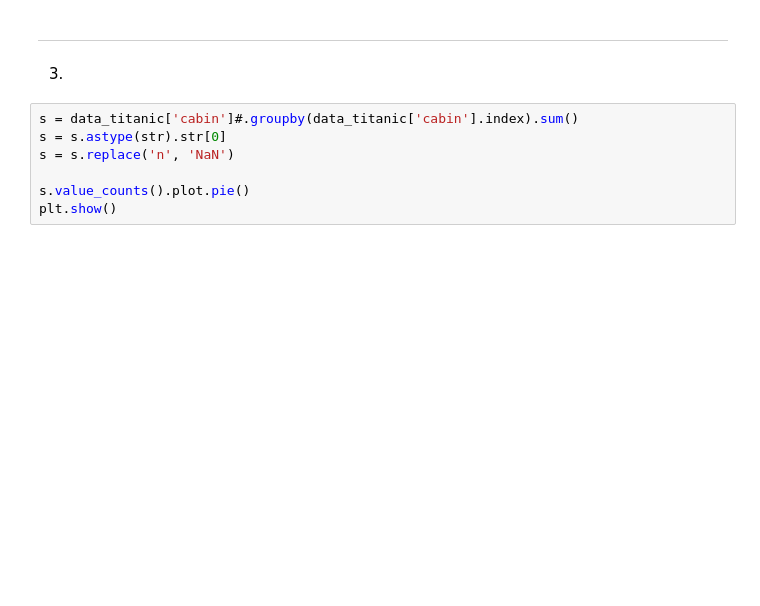
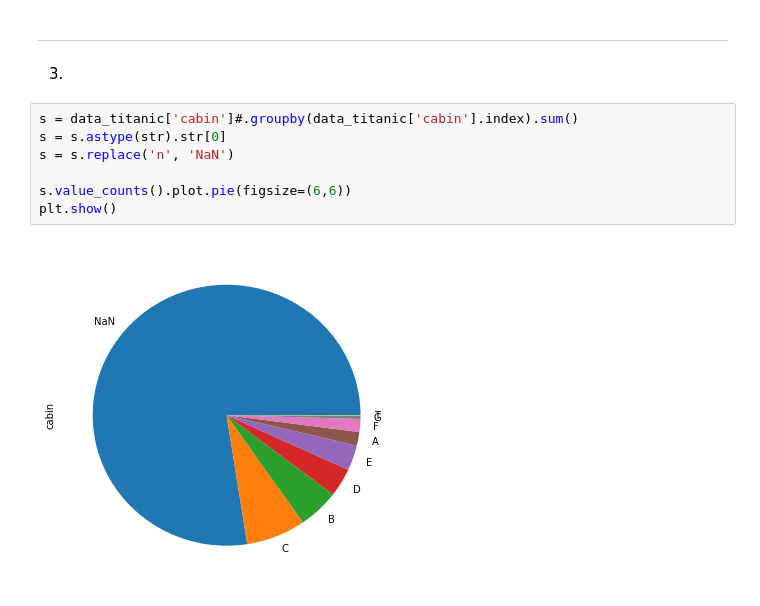
Before and after one commit to Timonzimm/CS-401, a Jupyter notebook: HW01/Homework 1.ipynb, the cells around one changed output. Saved outputs shown, nothing was run; the diff lists cells and outputs as text; blank space fills up the shorter version.

```diff
--- a/HW01/Homework 1.ipynb
+++ b/HW01/Homework 1.ipynb
@@ -166,7 +281,9 @@ plt.show()
 # %%
 s = data_titanic['cabin']#.groupby(data_titanic['cabin'].index).sum()
 s = s.astype(str).str[0]
 s = s.replace('n', 'NaN')
 
-s.value_counts().plot.pie()
+s.value_counts().plot.pie(figsize=(6,6))
 plt.show()
+# %% [output]
+[figure, added]
```
Also changed, not shown: parts of 13 cells of this notebook.
